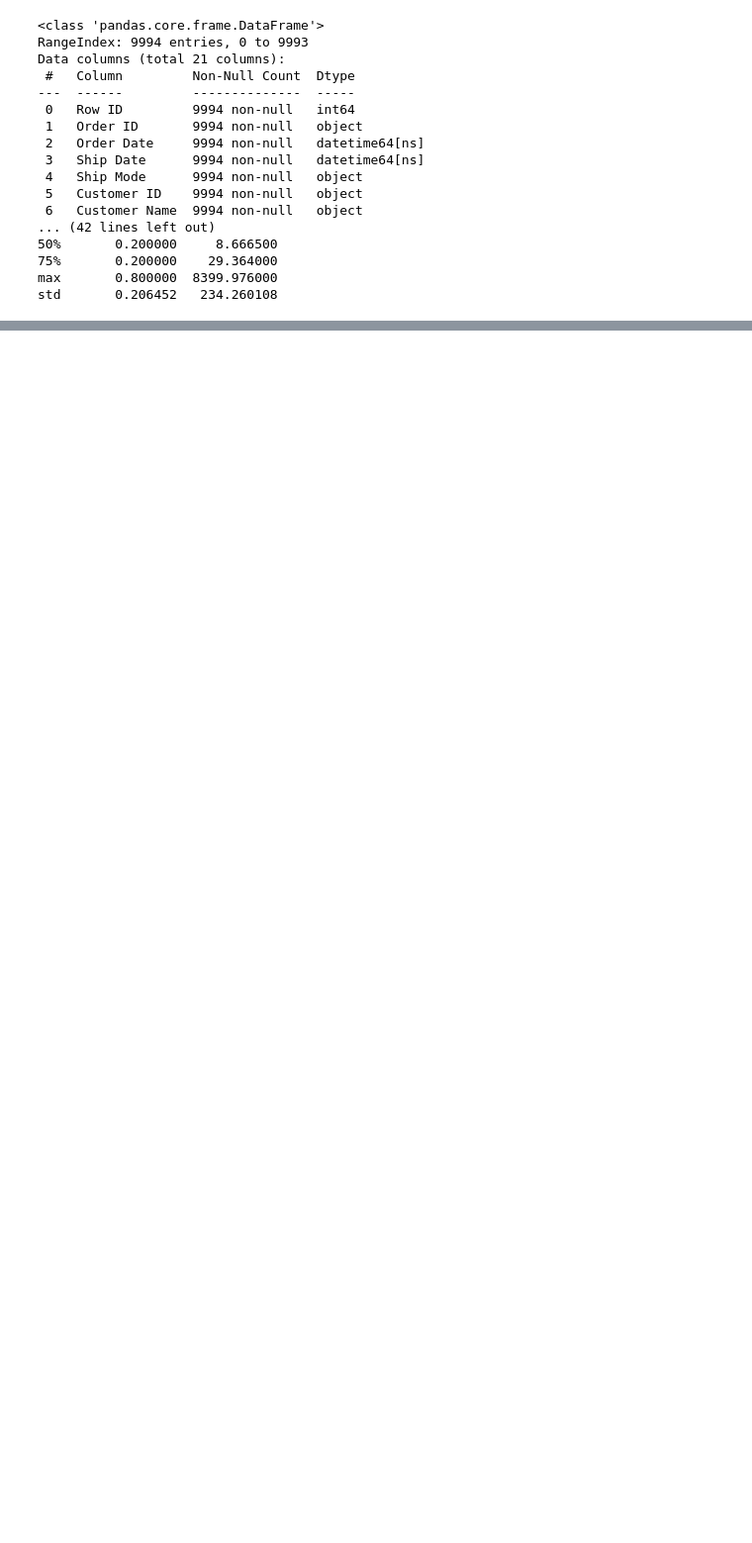
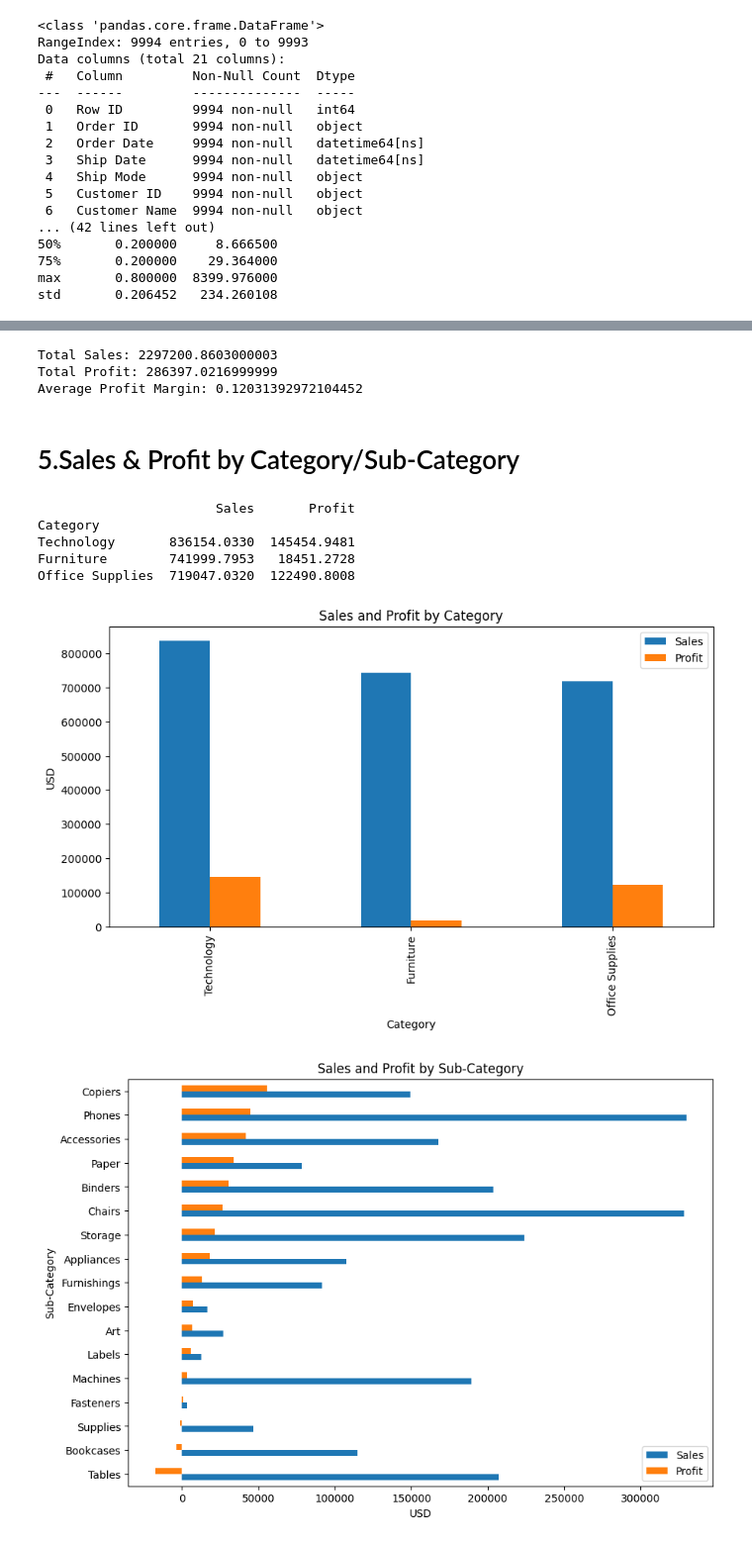
Before and after one commit to Sujithra-Emmanuel/SAMPLE-SUPERSTORE, a Jupyter notebook: Retail Analytics.ipynb, the cells around one changed output, grey strips where cells are left out. Shown at 99% size. Drawn from its saved outputs; the diff is of its cells as text; code cells hidden in the pictures; blank space fills up the shorter version.

```diff
--- a/Retail Analytics.ipynb
+++ b/Retail Analytics.ipynb
@@ -8,6 +8,7 @@ Successfull
 # %% [markdown]
 # 1. Setup & Load the Data
 # %%
-df = pd.read_excel('/Users/ammohan/Documents/A.GIT/SAMPLE-SUPERSTORE/samplesuperstore.xls')
-df.head()
+df = pd.ExcelFile('/Users/ammohan/Documents/A.GIT/SAMPLE-SUPERSTORE/samplesuperstore.xls')
+
+print(df.sheet_names)
 # %% [output]
@@ -77,0 +130,38 @@ std       0.206452   234.260108
+# %%
+# Total sales and profit
+print("Total Sales:", Orders['Sales'].sum())
+print("Total Profit:", Orders['Profit'].sum())
+
+# Average profit margin
+Orders['Profit_Margin'] = Orders['Profit'] / Orders['Sales']
+print("Average Profit Margin:", Orders['Profit_Margin'].mean())
+# %% [output]
+Total Sales: 2297200.8603000003
+Total Profit: 286397.0216999999
+Average Profit Margin: 0.12031392972104452
+# %% [markdown]
+# 5.Sales & Profit by Category/Sub-Category
+# %%
+# Group by Category
+df=Orders
+category_perf = df.groupby('Category')[['Sales', 'Profit']].sum().sort_values(by='Sales', ascending=False)
+print(category_perf)
+
+# Plot
+category_perf.plot(kind='bar', figsize=(10,5), title='Sales and Profit by Category')
+plt.ylabel("USD")
+plt.show()
+
+# Sub-Category
+subcat_perf = df.groupby('Sub-Category')[['Sales', 'Profit']].sum().sort_values(by='Profit')
+subcat_perf.plot(kind='barh', figsize=(10,7), title='Sales and Profit by Sub-Category')
+plt.xlabel("USD")
+plt.show()
+# %% [output]
+                       Sales       Profit
+Category
+Technology       836154.0330  145454.9481
+Furniture        741999.7953   18451.2728
+Office Supplies  719047.0320  122490.8008
+[figure, added]
+[figure, added]
```
Also changed, not shown: parts of 17 cells of this notebook, 2 other files.
